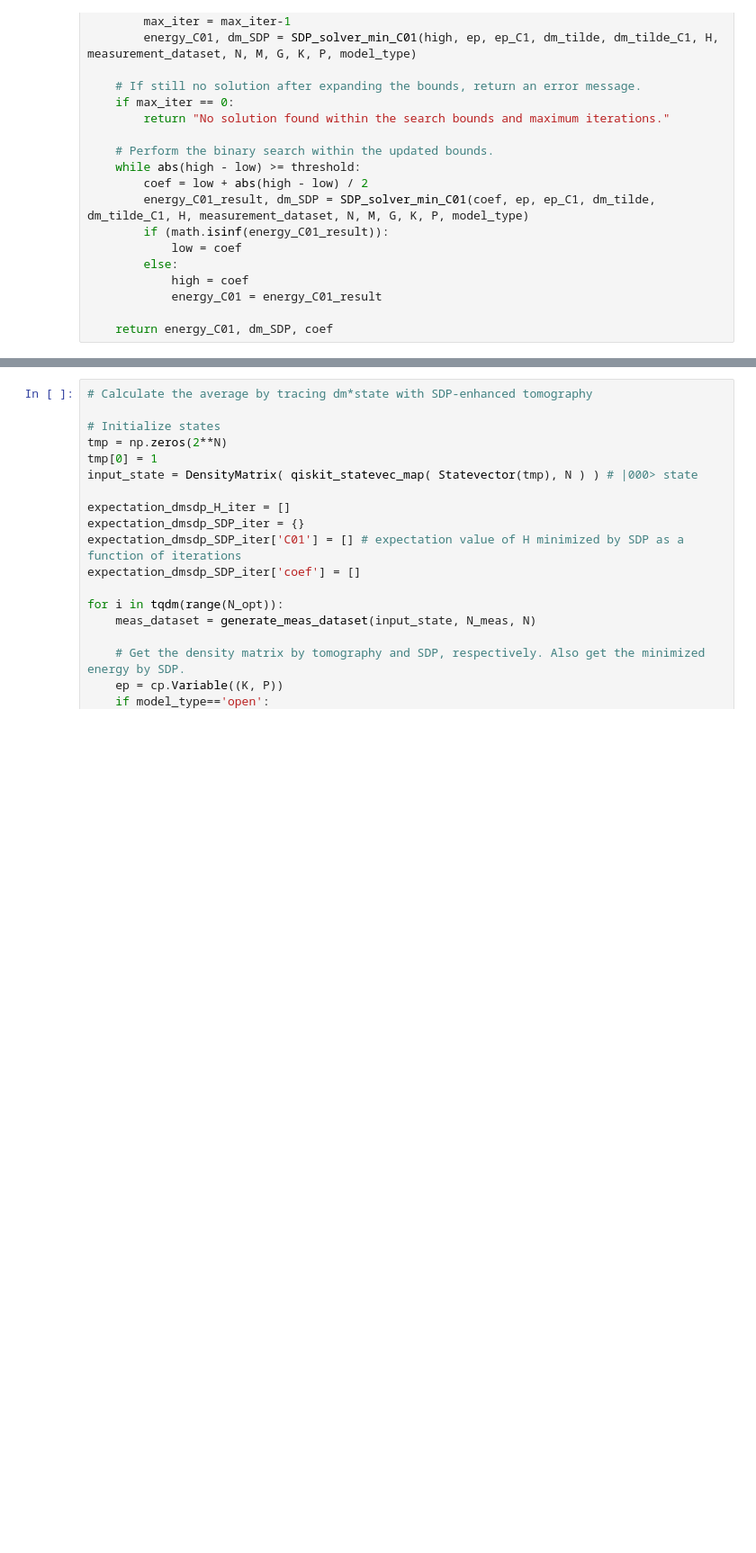
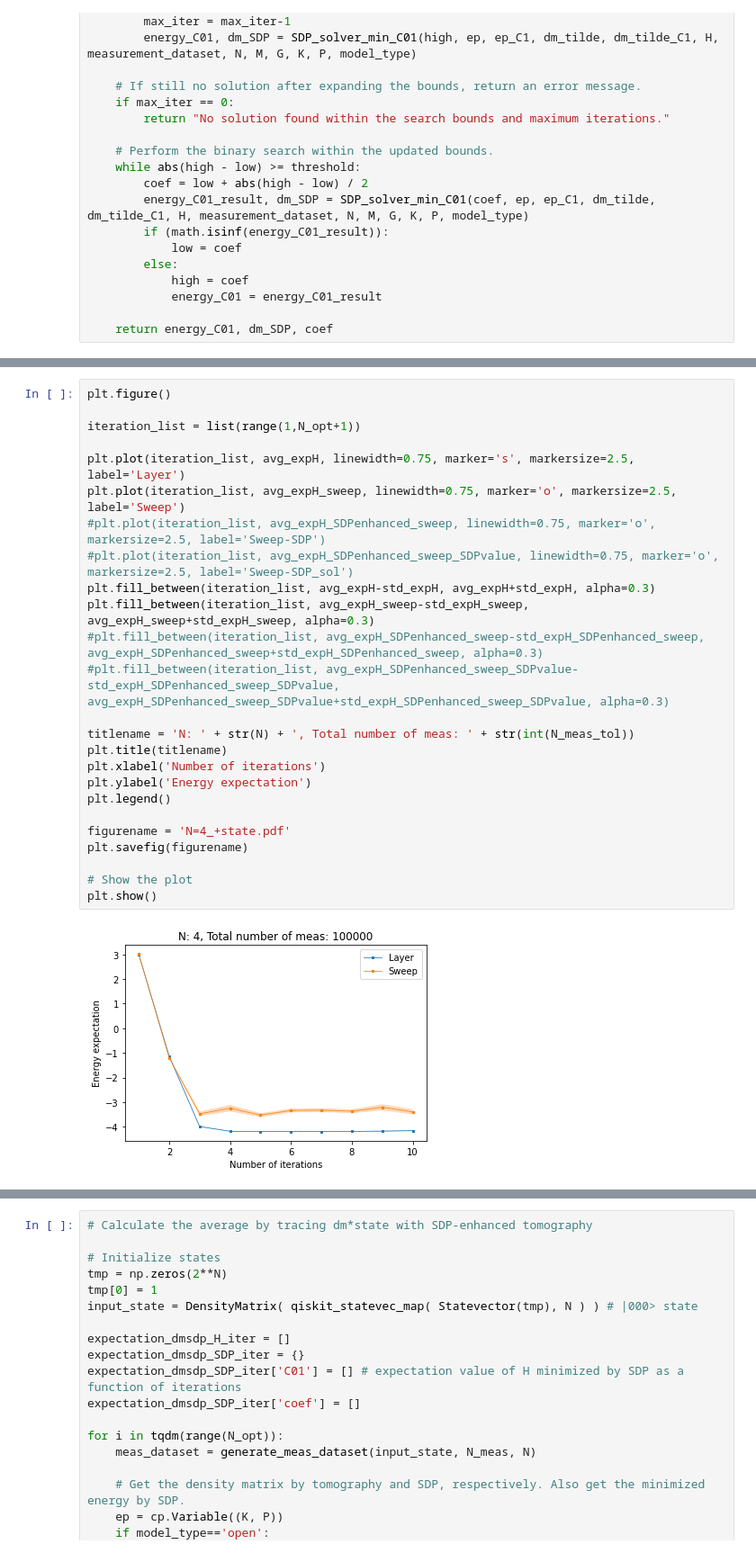
Before and after one commit to ZheruiWANG/SDP-for-VQE, a Jupyter notebook: More-Qubit Pro v3.0/opt_example.ipynb, the cells around one changed output, grey strips where cells are left out. Shown at 90% size. Saved outputs shown, nothing was run; the diff lists cells and outputs as text; blank space fills up the shorter version.

```diff
--- a/More-Qubit Pro v3.0/opt_example.ipynb
+++ b/More-Qubit Pro v3.0/opt_example.ipynb
@@ -549,3 +797,30 @@ N_meas = int(N_meas_tol/N_opt) # number of measurements in all basis each loop
+# %%
+plt.figure()
+
+iteration_list = list(range(1,N_opt+1))
+
+plt.plot(iteration_list, avg_expH, linewidth=0.75, marker='s', markersize=2.5, label='Layer')
+plt.plot(iteration_list, avg_expH_sweep, linewidth=0.75, marker='o', markersize=2.5, label='Sweep')
+#plt.plot(iteration_list, avg_expH_SDPenhanced_sweep, linewidth=0.75, marker='o', markersize=2.5, label='Sweep-SDP')
+#plt.plot(iteration_list, avg_expH_SDPenhanced_sweep_SDPvalue, linewidth=0.75, marker='o', markersize=2.5, label='Sweep-SDP_sol')
+plt.fill_between(iteration_list, avg_expH-std_expH, avg_expH+std_expH, alpha=0.3)
+plt.fill_between(iteration_list, avg_expH_sweep-std_expH_sweep, avg_expH_sweep+std_expH_sweep, alpha=0.3)
+#plt.fill_between(iteration_list, avg_expH_SDPenhanced_sweep-std_expH_SDPenhanced_sweep, avg_expH_SDPenhanced_sweep+std_expH_SDPenhanced_sweep, alpha=0.3)
+#plt.fill_between(iteration_list, avg_expH_SDPenhanced_sweep_SDPvalue-std_expH_SDPenhanced_sweep_SDPvalue, avg_expH_SDPenhanced_sweep_SDPvalue+std_expH_SDPenhanced_sweep_SDPvalue, alpha=0.3)
+
+titlename = 'N: ' + str(N) + ', Total number of meas: ' + str(int(N_meas_tol))
+plt.title(titlename)
+plt.xlabel('Number of iterations')
+plt.ylabel('Energy expectation')
+plt.legend()
+
+figurename = 'N=4_+state.pdf'
+plt.savefig(figurename)
+
+# Show the plot
+plt.show()
+# %% [output]
+[figure, added]
 # %%
 # Calculate the average by tracing dm*state ---- Layer Operators
 
```
Also changed, not shown: parts of 14 cells of this notebook, 3 other files.
